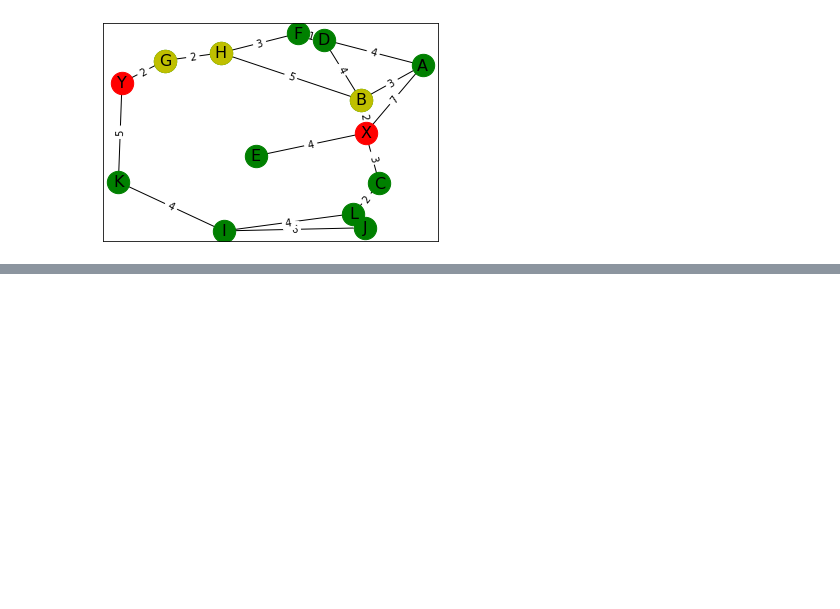
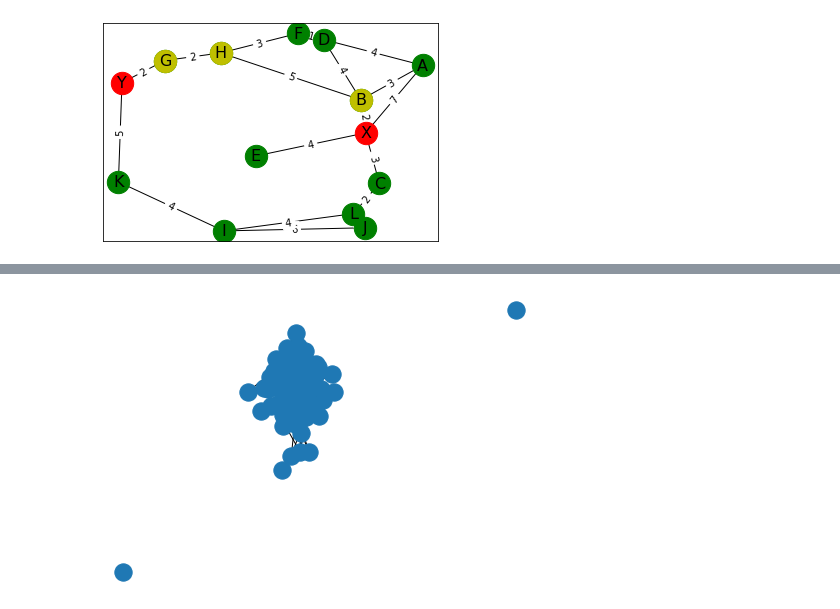
Before and after one commit to funkjo/shortest-path-networking, a Jupyter notebook: main.ipynb, the cells around one changed output, grey strips where cells are left out. Drawn from its saved outputs; the diff is of its cells as text; code cells hidden in the pictures; blank space fills up the shorter version.

```diff
--- a/main.ipynb
+++ b/main.ipynb
@@ -246,4 +250,8 @@ large_time_df
 1000 rows × 3 columns
+# %%
+nx.draw(large_graphs[0])
+# %% [output]
+[figure, added]
 # %%
 small_graphs_avg_time = [
     small_time_df['Dijkstra'].sum()/len(small_time_df['Dijkstra']),
```
Also changed, not shown: parts of 9 cells of this notebook.
